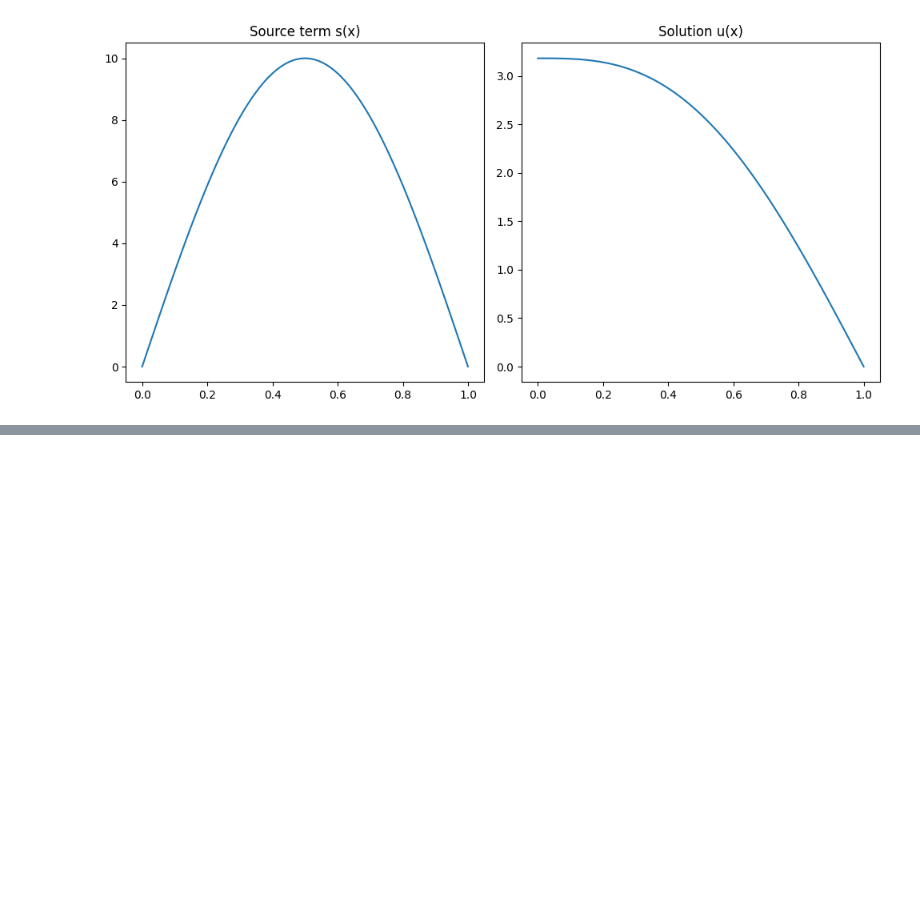
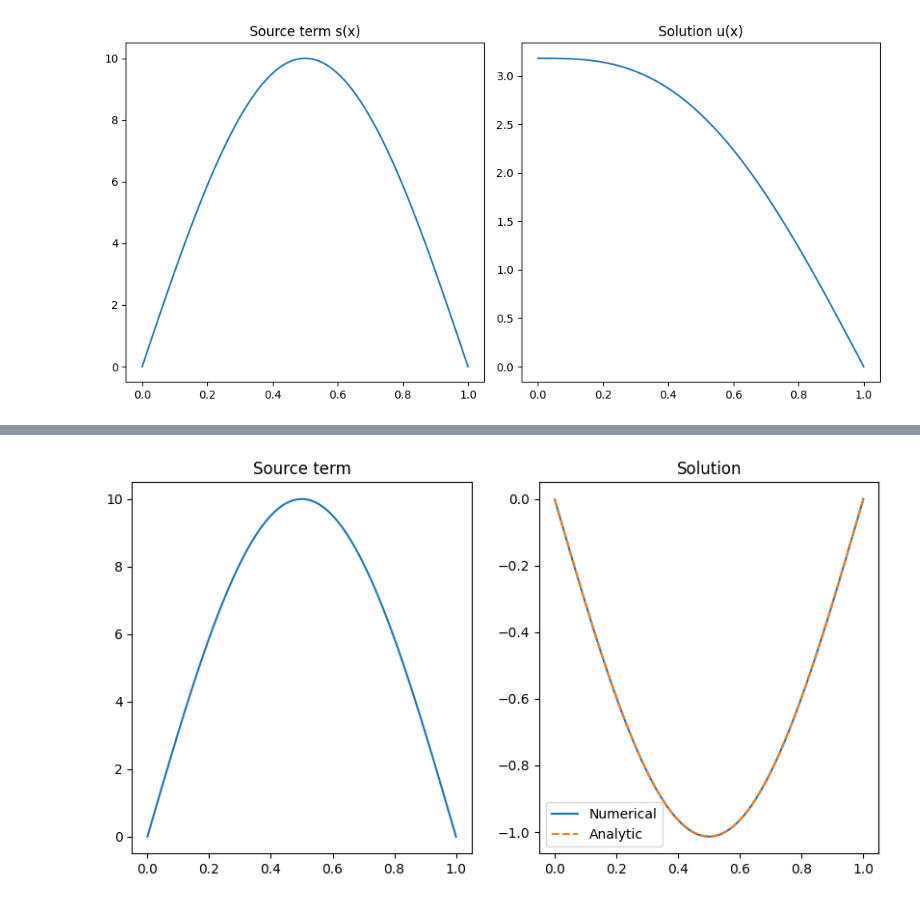
Before and after one commit to ChaPop870/63-530-Numerical-Modelling-and-Simulation-Scripts, a Jupyter notebook: src/2D-Array-Practice.ipynb, the cells around one changed output, grey strips where cells are left out. Drawn from its saved outputs; the diff is of its cells as text; code cells hidden in the pictures; blank space fills up the shorter version.

```diff
--- a/src/2D-Array-Practice.ipynb
+++ b/src/2D-Array-Practice.ipynb
@@ -1080,0 +1113,14 @@ plt.show()
+# %%
+n = 200
+x = np.linspace(0, 1, n)
+dx = x[1] - x[0]
+s1 = 10 * np.sin(np.pi * x)
+s2 = (0.5 * np.pi)**2 * np.cos(0.5 * np.pi * x)
+u_analytic = - np.cos(0.5 * np.pi * x)
+bcs = np.zeros_like(u_analytic)
+
+lower = 0.5 * (-3*s1[2] + 4*s1[1] - s1[0]) / dx
+
+bcs[0] = lower
+
+bcs
@@ -1080,0 +1160,6 @@ plt.show()
+# %%
+import numpy as np
+
+n = 5
+H = np.zeros((n, n))
+H
@@ -1080,0 +1180,68 @@ plt.show()
+# %%
+import matplotlib.pyplot as plt
+import numpy as np
+
+
+def bcs(lower, upper, function):
+    bc = np.zeros_like(function)
+    bc[0] = lower
+    bc[-1] = upper
+    return bc
+
+
+def diffusion_matrix(n):
+    H = np.zeros((n, n))
+
+    # Interior stencil
+    H += np.diag(-np.ones(n - 1), 1)
+    H += np.diag(2 * np.ones(n), 0)
+    H += np.diag(-np.ones(n - 1), -1)
+
+    # Neumann BC at bottom
+    H[0, :] = 0
+    H[0, :3] = [1.5, -2.0, 0.5]
+
+    # Dirichlet BC at top
+    H[-1, :] = 0
+    H[-1, -1] = 1
+
+    return H
+
+
+n = 101
+x = np.linspace(0, 1, n)
+dx = x[1] - x[0]
+
+s1 = 10 * np.sin(np.pi * x)
+
+# Correct analytic solution
+u_analytic = -(10 / np.pi**2) * np.sin(np.pi * x)
+
+H = diffusion_matrix(n)
+
+alpha = 10 / np.pi
+beta = 0
+
+lower = dx * alpha
+upper = beta
+
+bc = bcs(lower, upper, s1)
+
+rhs = -dx**2 * s1 + bc
+
+u = np.linalg.solve(H, rhs)
+
+fig, (ax1, ax2) = plt.subplots(1, 2, figsize=(10, 5))
+
+ax1.set_title("Source term")
+ax1.plot(x, s1)
+
+ax2.set_title("Solution")
+ax2.plot(x, u, label="Numerical")
+ax2.plot(x, u_analytic, "--", label="Analytic")
+
+ax2.legend()
+
+plt.show()
+# %% [output]
+[figure, added]
```
Also changed, not shown: parts of 8 cells of this notebook, 1 other file.
